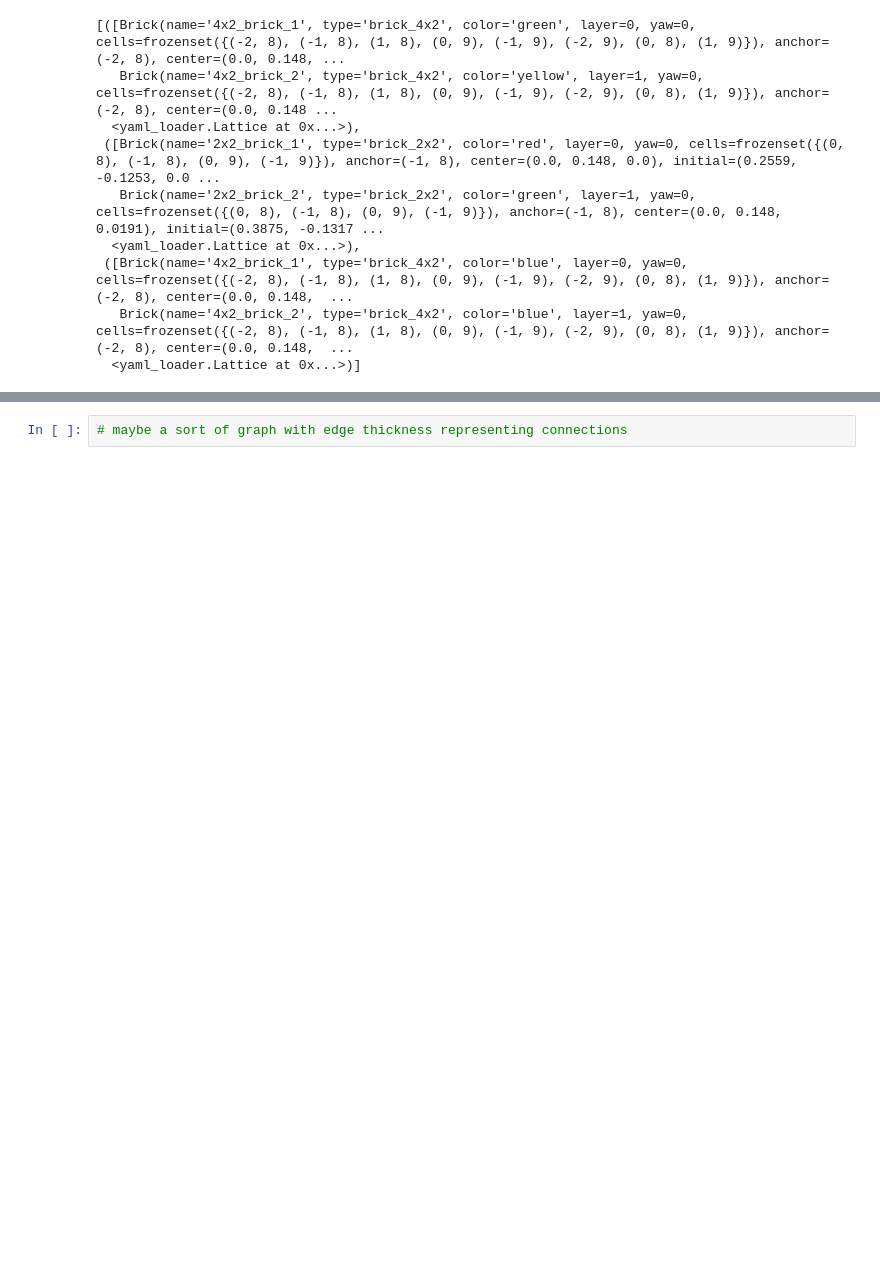
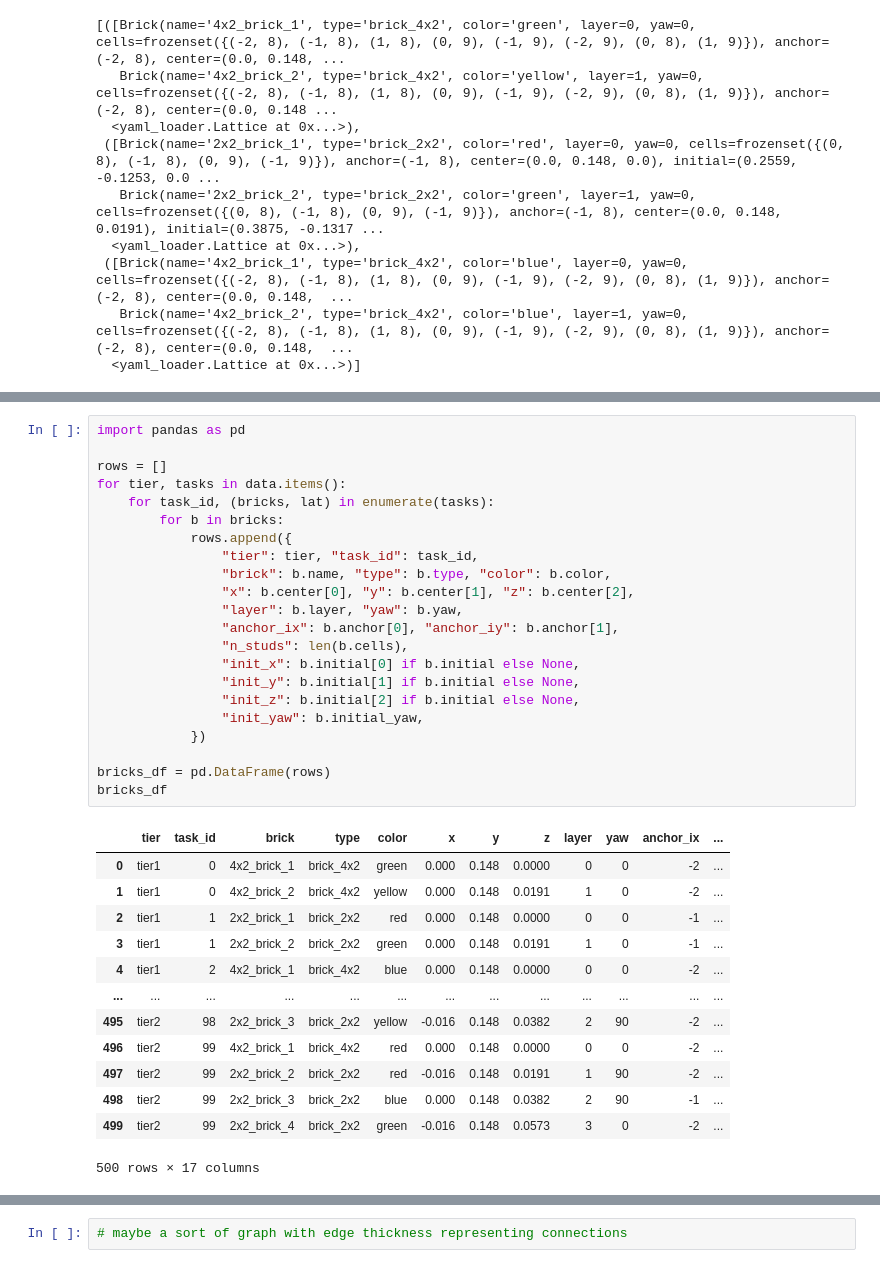
Before and after one commit to maxazv/lego-workbenchmark, a Jupyter notebook: src/analysis.ipynb, the cells around one changed output, grey strips where cells are left out. Saved outputs shown, nothing was run; the diff lists cells and outputs as text; blank space fills up the shorter version.

```diff
--- a/src/analysis.ipynb
+++ b/src/analysis.ipynb
@@ -29 +51,37 @@ data["tier1"][:3]
+# %%
+import pandas as pd
+
+rows = []
+for tier, tasks in data.items():
+    for task_id, (bricks, lat) in enumerate(tasks):
+        for b in bricks:
+            rows.append({
+                "tier": tier, "task_id": task_id,
+                "brick": b.name, "type": b.type, "color": b.color,
+                "x": b.center[0], "y": b.center[1], "z": b.center[2],
+                "layer": b.layer, "yaw": b.yaw,
+                "anchor_ix": b.anchor[0], "anchor_iy": b.anchor[1],
+                "n_studs": len(b.cells),
+                "init_x": b.initial[0] if b.initial else None,
+                "init_y": b.initial[1] if b.initial else None,
+                "init_z": b.initial[2] if b.initial else None,
+                "init_yaw": b.initial_yaw,
+            })
+
+bricks_df = pd.DataFrame(rows)
+bricks_df
+# %% [output]
+|  | tier | task_id | brick | type | color | x | y | z | layer | yaw | anchor_ix | ... |
+| 0 | tier1 | 0 | 4x2_brick_1 | brick_4x2 | green | 0.000 | 0.148 | 0.0000 | 0 | 0 | -2 | ... |
+| 1 | tier1 | 0 | 4x2_brick_2 | brick_4x2 | yellow | 0.000 | 0.148 | 0.0191 | 1 | 0 | -2 | ... |
+| 2 | tier1 | 1 | 2x2_brick_1 | brick_2x2 | red | 0.000 | 0.148 | 0.0000 | 0 | 0 | -1 | ... |
+| 3 | tier1 | 1 | 2x2_brick_2 | brick_2x2 | green | 0.000 | 0.148 | 0.0191 | 1 | 0 | -1 | ... |
+| 4 | tier1 | 2 | 4x2_brick_1 | brick_4x2 | blue | 0.000 | 0.148 | 0.0000 | 0 | 0 | -2 | ... |
+| ... | ... | ... | ... | ... | ... | ... | ... | ... | ... | ... | ... | ... |
+| 495 | tier2 | 98 | 2x2_brick_3 | brick_2x2 | yellow | -0.016 | 0.148 | 0.0382 | 2 | 90 | -2 | ... |
+| 496 | tier2 | 99 | 4x2_brick_1 | brick_4x2 | red | 0.000 | 0.148 | 0.0000 | 0 | 0 | -2 | ... |
+| 497 | tier2 | 99 | 2x2_brick_2 | brick_2x2 | red | -0.016 | 0.148 | 0.0191 | 1 | 90 | -2 | ... |
+| 498 | tier2 | 99 | 2x2_brick_3 | brick_2x2 | blue | 0.000 | 0.148 | 0.0382 | 2 | 90 | -1 | ... |
+| 499 | tier2 | 99 | 2x2_brick_4 | brick_2x2 | green | -0.016 | 0.148 | 0.0573 | 3 | 0 | -2 | ... |
+500 rows × 17 columns
 # %%
```
Also changed, not shown: parts of 6 cells of this notebook.
